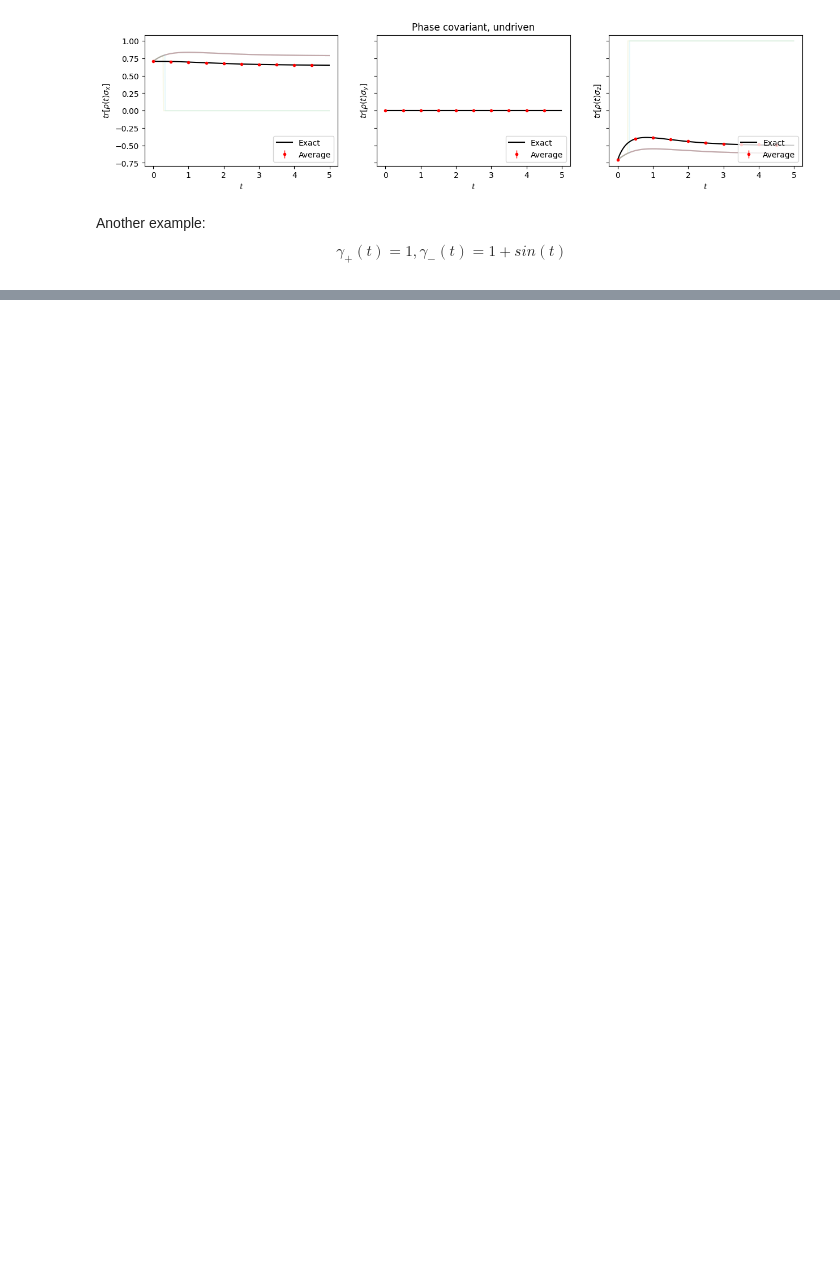
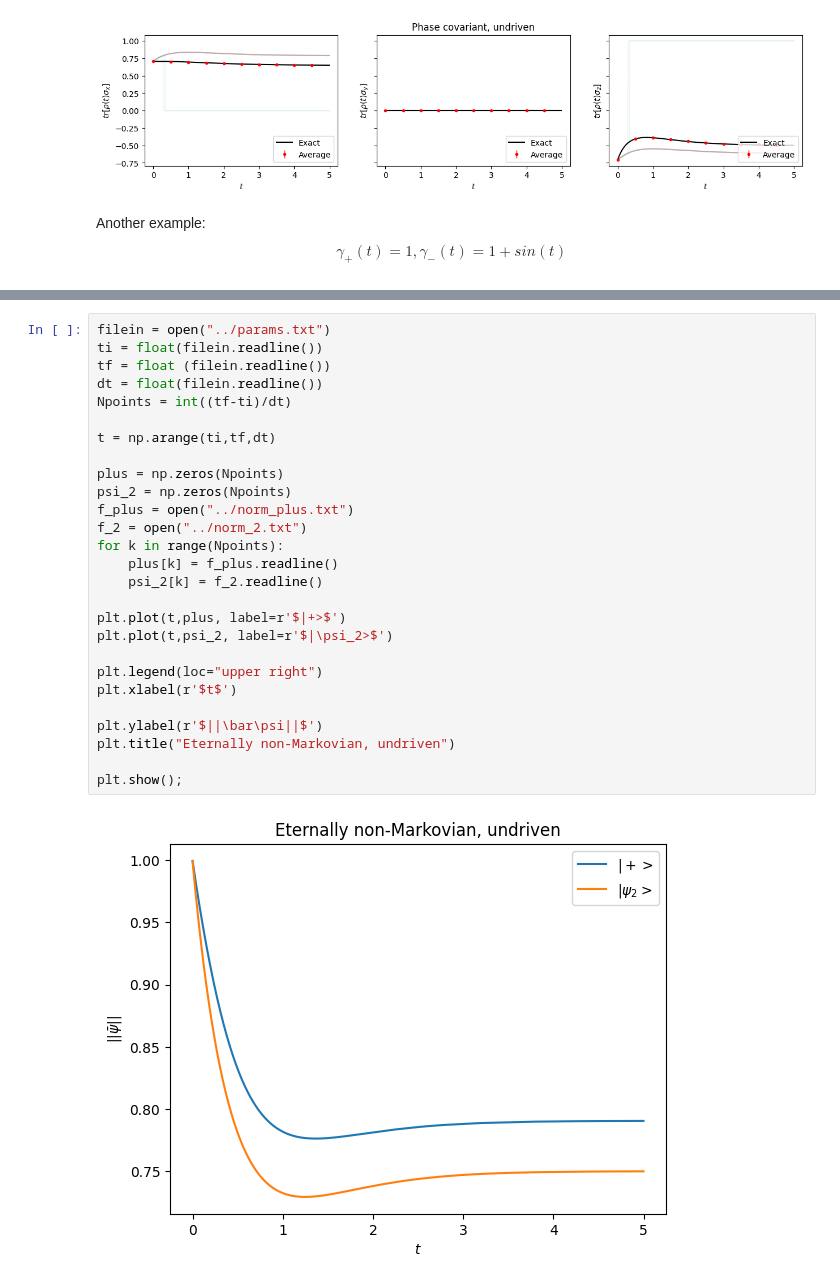
Before and after one commit to federicoSettimo/ROQJ, a Jupyter notebook: Examples/Phase covariant.ipynb, the cells around one changed output, grey strips where cells are left out. Cells and saved outputs as stored; diff of their text form; blank space fills up the shorter version.

```diff
--- a/Examples/Phase covariant.ipynb
+++ b/Examples/Phase covariant.ipynb
@@ -303,0 +148,29 @@ plt.show();
+# %%
+filein = open("../params.txt")
+ti = float(filein.readline())
+tf = float (filein.readline())
+dt = float(filein.readline())
+Npoints = int((tf-ti)/dt)
+
+t = np.arange(ti,tf,dt)
+
+plus = np.zeros(Npoints)
+psi_2 = np.zeros(Npoints)
+f_plus = open("../norm_plus.txt")
+f_2 = open("../norm_2.txt")
+for k in range(Npoints):
+    plus[k] = f_plus.readline()
+    psi_2[k] = f_2.readline()
+
+plt.plot(t,plus, label=r'$|+>$')
+plt.plot(t,psi_2, label=r'$|\psi_2>$')
+
+plt.legend(loc="upper right")
+plt.xlabel(r'$t$')
+
+plt.ylabel(r'$||\bar\psi||$')
+plt.title("Eternally non-Markovian, undriven")
+
+plt.show();
+# %% [output]
+[figure, added]
```
Also changed, not shown: parts of 11 cells of this notebook, 1 other file.
